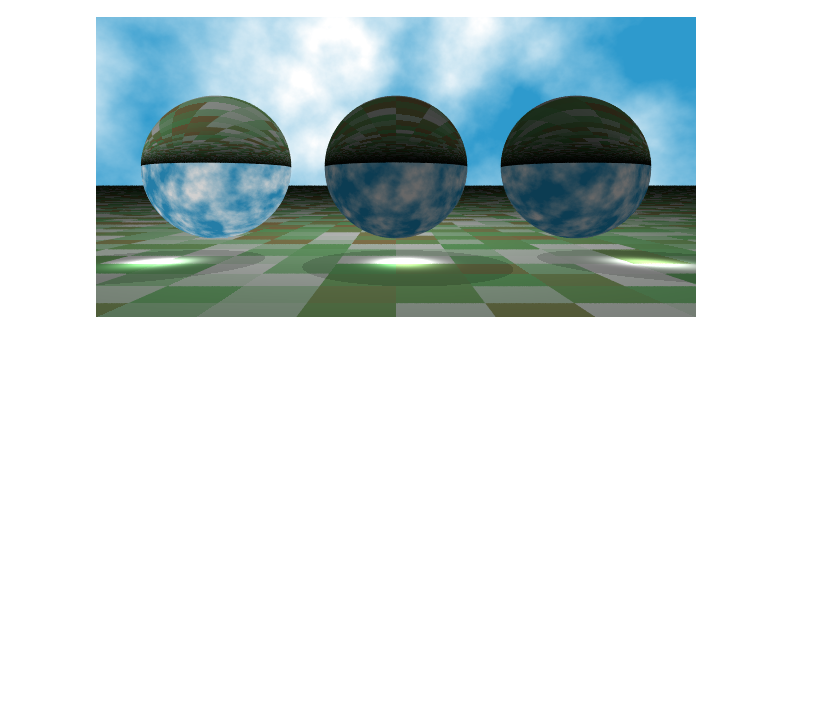
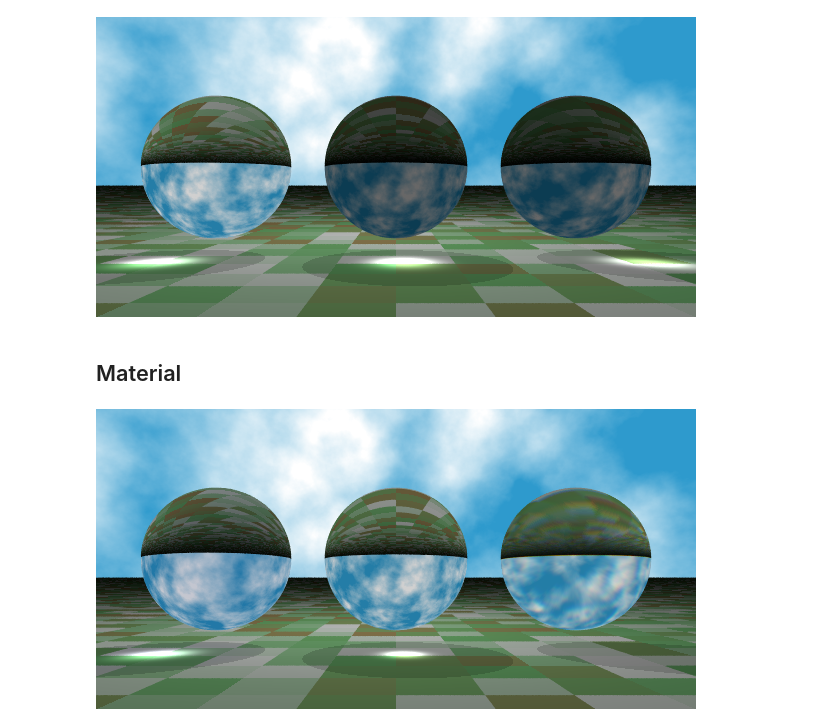
Before and after one commit to daizutabi/fdray, a Jupyter notebook: docs/notebooks/media/interior.ipynb, the cells around one changed output. Drawn from its saved outputs; the diff is of its cells as text; code cells hidden in the pictures; blank space fills up the shorter version.

Commit message:
Update execution counts in interior notebook and add new material section; enhance GlobalSettings class with ambient_light attribute

```diff
--- a/docs/notebooks/media/interior.ipynb
+++ b/docs/notebooks/media/interior.ipynb
@@ -59,3 +59,19 @@ render(
 )
 # %% [output]
 [figure]
+# %% [markdown]
+## Material
+# %%
+render(
+    Interior(
+        ior=1.33,
+        caustics=0.5,
+        fade_distance=10,
+        fade_power=1,
+        fade_color=(0.1, 0.3, 1.0),
+    ),
+    Interior(ior=1.51, caustics=1),
+    Interior(ior=1.6, dispersion=1.2, dispersion_samples=10),
+)
+# %% [output]
+[figure, added]
```
Also changed, not shown: parts of 1 cell of this notebook, 1 other file.
